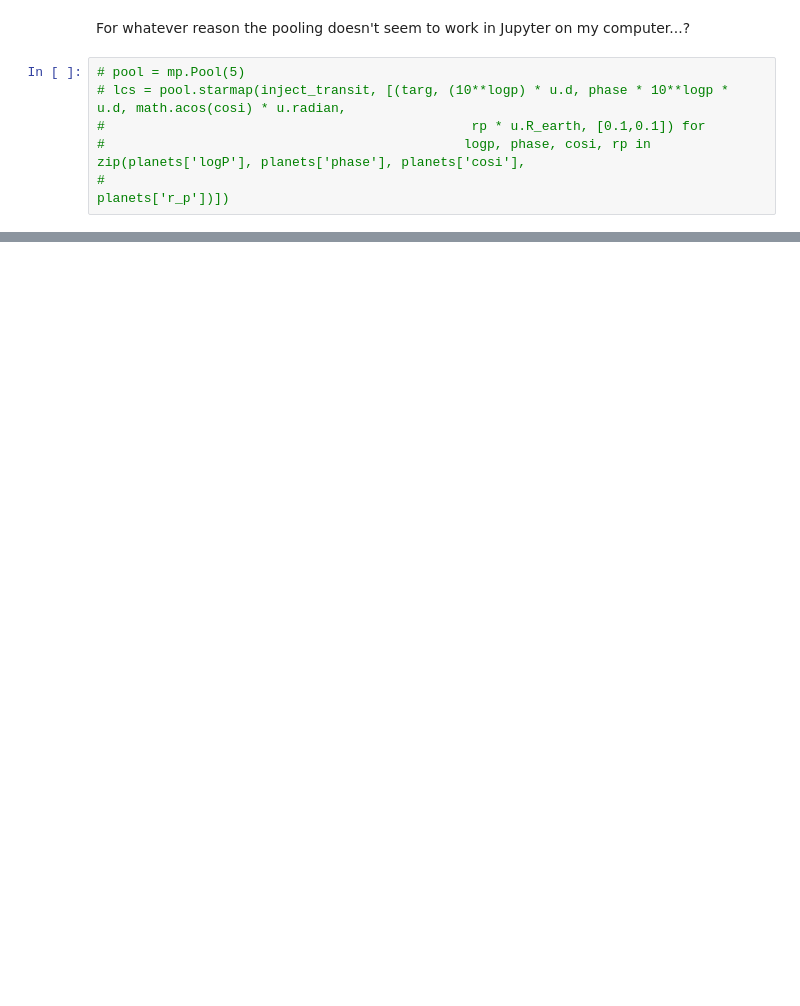
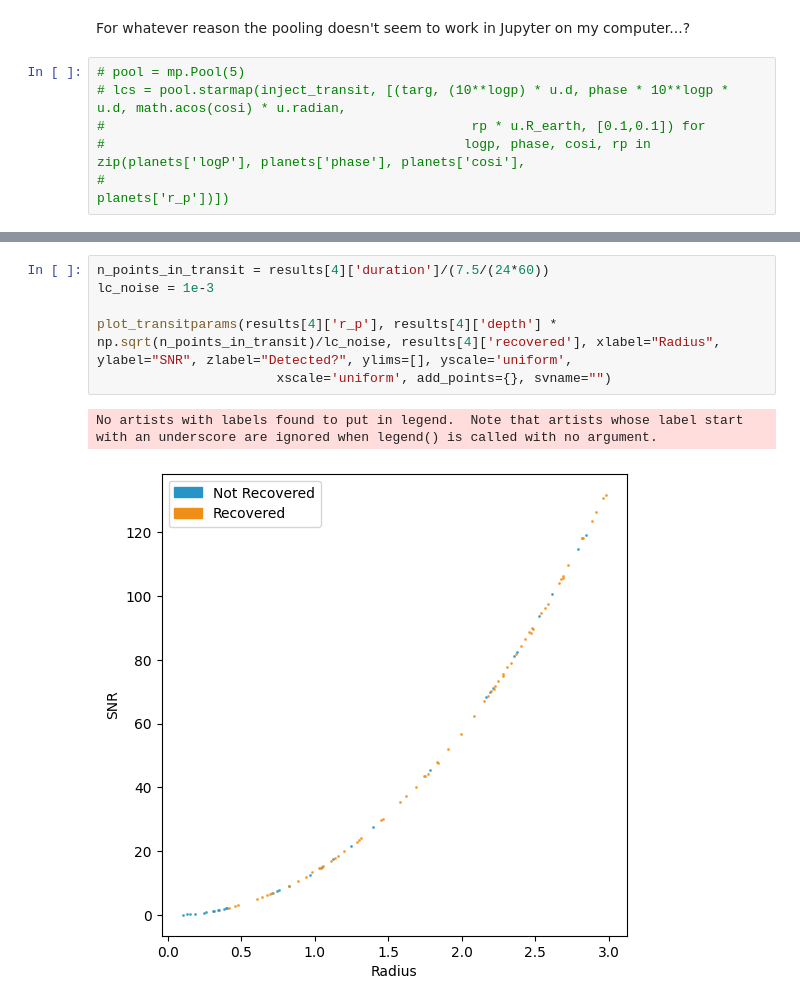
Before and after one commit to catrionamurray/occultence, a Jupyter notebook: occultence/notebooks/test_injecting_transits.ipynb, the cells around one changed output, grey strips where cells are left out. Cells and saved outputs as stored; diff of their text form; blank space fills up the shorter version.

```diff
--- a/occultence/notebooks/test_injecting_transits.ipynb
+++ b/occultence/notebooks/test_injecting_transits.ipynb
@@ -203,0 +167,9 @@ results[3][1].metadata
+# %%
+n_points_in_transit = results[4]['duration']/(7.5/(24*60))
+lc_noise = 1e-3
+
+plot_transitparams(results[4]['r_p'], results[4]['depth'] * np.sqrt(n_points_in_transit)/lc_noise, results[4]['recovered'], xlabel="Radius", ylabel="SNR", zlabel="Detected?", ylims=[], yscale='uniform',
+                       xscale='uniform', add_points={}, svname="")
+# %% [output]
+No artists with labels found to put in legend.  Note that artists whose label start with an underscore are ignored when legend() is called with no argument.
+[figure, added]
```
Also changed, not shown: parts of 11 cells of this notebook, 9 other files.
